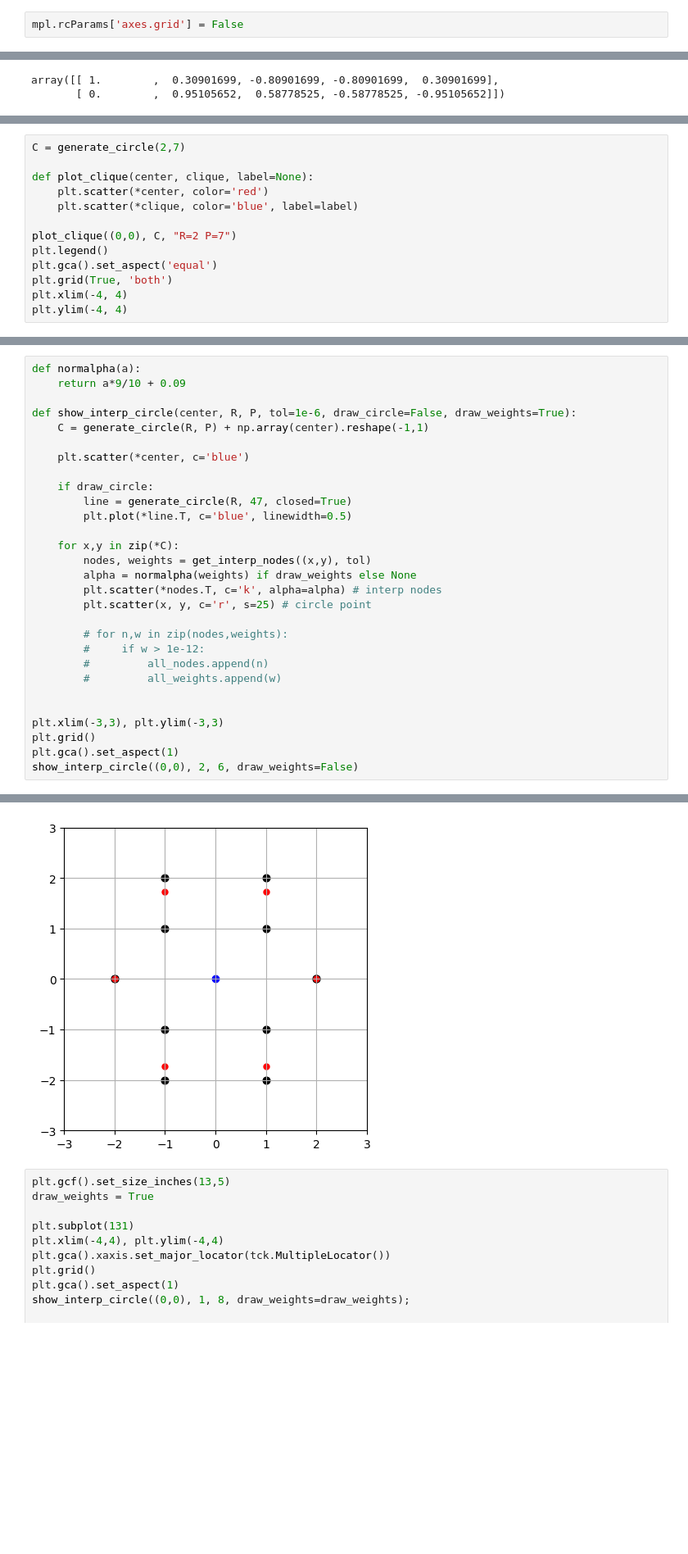
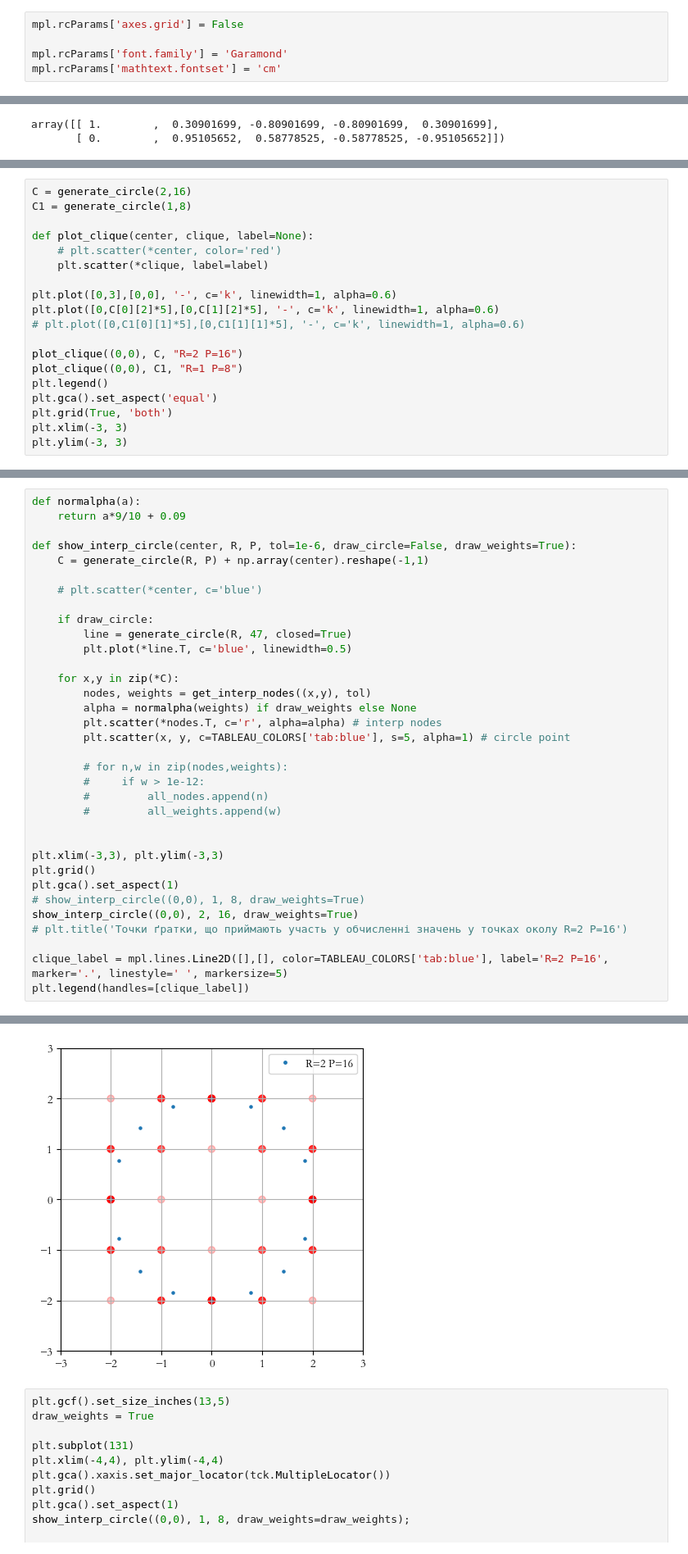
Before and after one commit to mkrooted256/grad-school, a Jupyter notebook: диплом/clique.ipynb, the cells around one changed output, grey strips where cells are left out. Shown: that part at 82% size. Drawn from its saved outputs; the diff is of its cells as text; blank space fills up the shorter version.

```diff
--- a/диплом/clique.ipynb
+++ b/диплом/clique.ipynb
@@ -6,6 +7,9 @@ import matplotlib.ticker as tck
 import sklearn as skl
 # %%
 mpl.rcParams['axes.grid'] = False
+
+mpl.rcParams['font.family'] = 'Garamond'
+mpl.rcParams['mathtext.fontset'] = 'cm'
 # %%
 def generate_circle(R: float, P: int, closed=False) -> tuple[np.ndarray, np.ndarray]:
     phi = np.linspace(0,2*np.pi, P+int(closed), endpoint=closed)
@@ -18,14 +36,20 @@ array([[ 1.        ,  0.30901699, -0.80901699, -0.80901699,  0.30901699],
 # %%
-C = generate_circle(2,7)
+C = generate_circle(2,16)
+C1 = generate_circle(1,8)
 
 def plot_clique(center, clique, label=None):
-    plt.scatter(*center, color='red')
-    plt.scatter(*clique, color='blue', label=label)
+    # plt.scatter(*center, color='red')
+    plt.scatter(*clique, label=label)
 
-plot_clique((0,0), C, "R=2 P=7")
+plt.plot([0,3],[0,0], '-', c='k', linewidth=1, alpha=0.6)
+plt.plot([0,C[0][2]*5],[0,C[1][2]*5], '-', c='k', linewidth=1, alpha=0.6)
+# plt.plot([0,C1[0][1]*5],[0,C1[1][1]*5], '-', c='k', linewidth=1, alpha=0.6)
+
+plot_clique((0,0), C, "R=2 P=16")
+plot_clique((0,0), C1, "R=1 P=8")
 plt.legend()
 plt.gca().set_aspect('equal')
 plt.grid(True, 'both')
-plt.xlim(-4, 4)
-plt.ylim(-4, 4)
+plt.xlim(-3, 3)
+plt.ylim(-3, 3)
 # %% [output]
@@ -130,7 +159,7 @@ def normalpha(a):
 def show_interp_circle(center, R, P, tol=1e-6, draw_circle=False, draw_weights=True):
     C = generate_circle(R, P) + np.array(center).reshape(-1,1)
 
-    plt.scatter(*center, c='blue')
+    # plt.scatter(*center, c='blue')
 
     if draw_circle:
         line = generate_circle(R, 47, closed=True)
@@ -139,8 +168,8 @@ def show_interp_circle(center, R, P, tol=1e-6, draw_circle=False, draw_weights=T
     for x,y in zip(*C):
         nodes, weights = get_interp_nodes((x,y), tol)
         alpha = normalpha(weights) if draw_weights else None
-        plt.scatter(*nodes.T, c='k', alpha=alpha) # interp nodes
-        plt.scatter(x, y, c='r', s=25) # circle point
+        plt.scatter(*nodes.T, c='r', alpha=alpha) # interp nodes
+        plt.scatter(x, y, c=TABLEAU_COLORS['tab:blue'], s=5, alpha=1) # circle point
 
         # for n,w in zip(nodes,weights):
         #     if w > 1e-12:
@@ -151,5 +180,10 @@ def show_interp_circle(center, R, P, tol=1e-6, draw_circle=False, draw_weights=T
 plt.xlim(-3,3), plt.ylim(-3,3)
 plt.grid()
 plt.gca().set_aspect(1)
-show_interp_circle((0,0), 2, 6, draw_weights=False)
+# show_interp_circle((0,0), 1, 8, draw_weights=True)
+show_interp_circle((0,0), 2, 16, draw_weights=True)
+# plt.title('Точки ґратки, що приймають участь у обчисленні значень у точках околу R=2 P=16')
+
+clique_label = mpl.lines.Line2D([],[], color=TABLEAU_COLORS['tab:blue'], label='R=2 P=16', marker='.', linestyle=' ', markersize=5)
+plt.legend(handles=[clique_label])
 # %% [output]
@@ -156,4 +191,4 @@ show_interp_circle((0,0), 2, 6, draw_weights=False)
-[figure, old version]
+[figure, new version]
 # %%
 plt.gcf().set_size_inches(13,5)
 draw_weights = True
```
Also changed, not shown: parts of 5 cells of this notebook, 21 other files.
